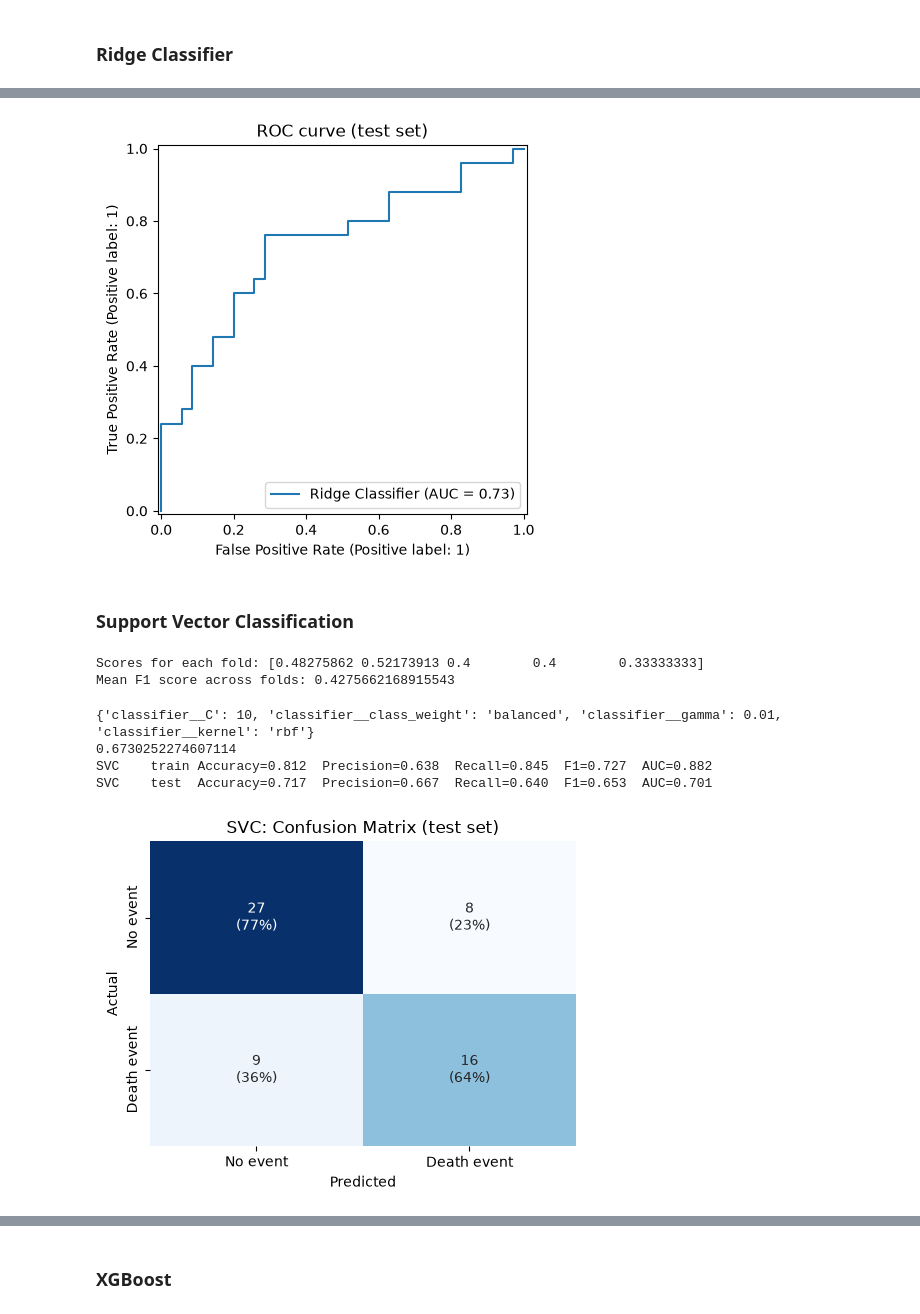
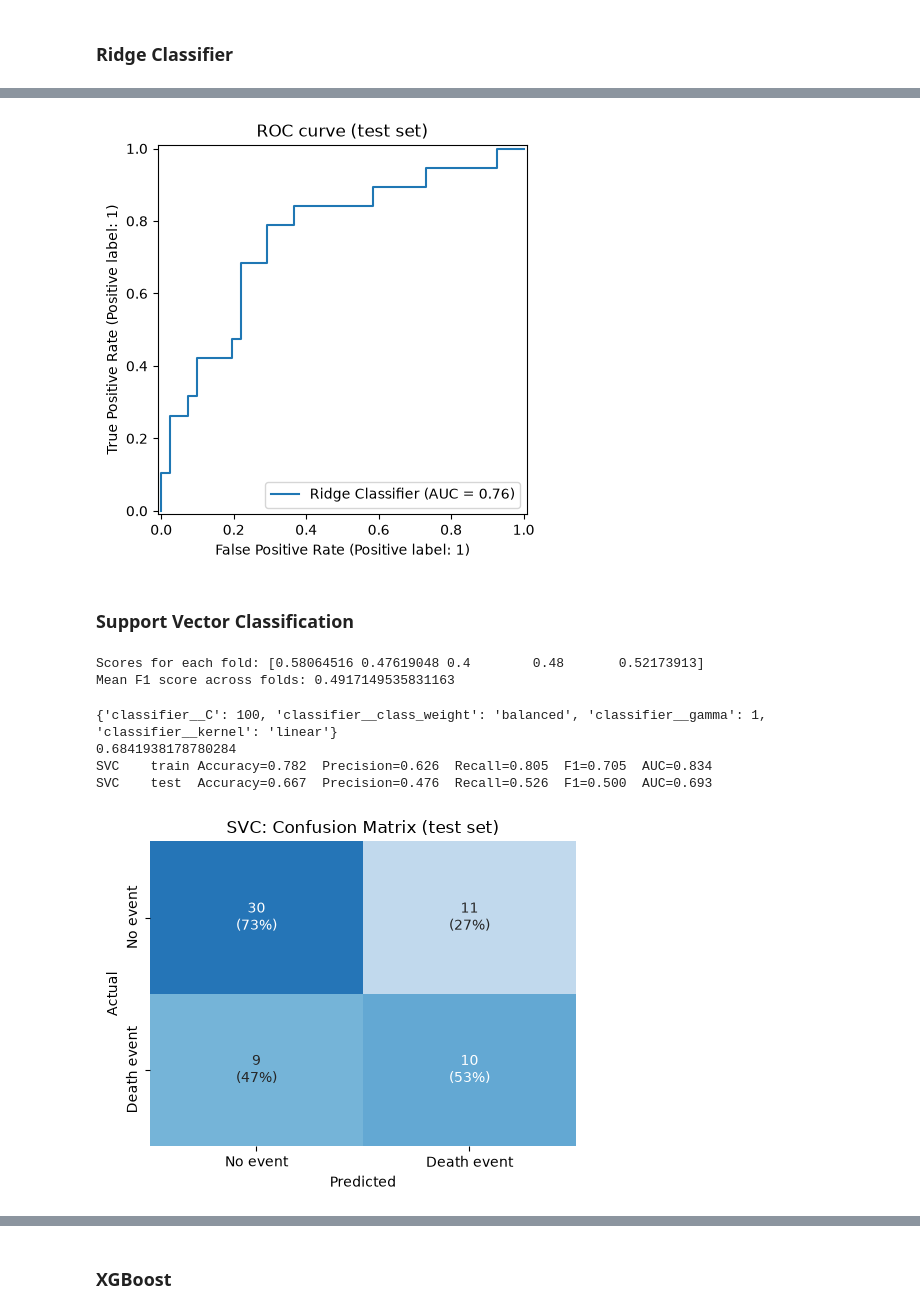
Before and after one commit to jettquitteau/heart_disease_prediction, a Jupyter notebook: heart-disease-pipeline.ipynb, the cells around one changed output, grey strips where cells are left out. Drawn from its saved outputs; the diff is of its cells as text; code cells hidden in the pictures.

```diff
--- a/heart-disease-pipeline.ipynb
+++ b/heart-disease-pipeline.ipynb
@@ -352,7 +352,7 @@ print(X.columns.tolist())
 # %% [output]
 ['age', 'anaemia', 'creatinine_phosphokinase', 'diabetes', 'ejection_fraction', 'high_blood_pressure', 'platelets', 'serum_creatinine', 'serum_sodium', 'sex', 'smoking']
 # %%
-X_train, X_test, y_train, y_test = train_test_split(X, y, test_size=0.2, random_state=42)
+X_train, X_test, y_train, y_test = train_test_split(X, y, test_size=0.2, random_state=42, stratify=y)
 print(X_train.shape, X_test.shape)
 print(y_train.shape, y_test.shape)
 # %% [output]
@@ -496,7 +496,7 @@ RocCurveDisplay.from_estimator(ridgegrid, X_test, y_test, name="Ridge Classifier
 plt.title("ROC curve (test set)")
 plt.show()
 # %% [output]
-[figure, old version]
+[figure, new version]
 # %% [markdown]
 ### Support Vector Classification
 # %%
@@ -510,8 +510,8 @@ scores = cross_val_score(svcpipe, X_train, y_train, cv=cv, scoring="f1")
 print(f"Scores for each fold: {scores}")
 print(f"Mean F1 score across folds: {scores.mean()}")
 # %% [output]
-Scores for each fold: [0.48275862 0.52173913 0.4        0.4        0.33333333]
-Mean F1 score across folds: 0.4275662168915543
+Scores for each fold: [0.58064516 0.47619048 0.4        0.48       0.52173913]
+Mean F1 score across folds: 0.4917149535831163
 # %%
 param_grid = {
     'classifier__C': [0.01, 0.1, 1, 10, 100],
@@ -527,31 +527,31 @@ print(svcgrid.best_params_)
 print(svcgrid.best_score_)
 report("SVC", svcgrid)
 # %% [output]
-{'classifier__C': 10, 'classifier__class_weight': 'balanced', 'classifier__gamma': 0.01, 'classifier__kernel': 'rbf'}
-0.6730252274607114
-SVC    train Accuracy=0.812  Precision=0.638  Recall=0.845  F1=0.727  AUC=0.882
-SVC    test  Accuracy=0.717  Precision=0.667  Recall=0.640  F1=0.653  AUC=0.701
+{'classifier__C': 100, 'classifier__class_weight': 'balanced', 'classifier__gamma': 1, 'classifier__kernel': 'linear'}
+0.6841938178780284
+SVC    train Accuracy=0.782  Precision=0.626  Recall=0.805  F1=0.705  AUC=0.834
+SVC    test  Accuracy=0.667  Precision=0.476  Recall=0.526  F1=0.500  AUC=0.693
 # %%
 # Confusion matrix for SVC with percentages for the test set
 
 pred = svcgrid.predict(X_test)
 cm = confusion_matrix(y_test, pred)
 cm_pct = cm / cm.sum(axis=1, keepdims=True)   # each row sums to 1
 
 labels = np.array([[f"{n}\n({p:.0%})" for n, p in zip(row_n, row_p)]
                    for row_n, row_p in zip(cm, cm_pct)])
 
 plt.figure(figsize=(5, 4))
-sns.heatmap(cm, annot=labels, fmt="", cmap="Blues", cbar=False,
+sns.heatmap(cm_pct, annot=labels, fmt="", cmap="Blues", vmin=0, vmax=1, cbar=False,
             xticklabels=["No event", "Death event"],
             yticklabels=["No event", "Death event"])
 plt.xlabel("Predicted")
 plt.ylabel("Actual")
 plt.title("SVC: Confusion Matrix (test set)")
 plt.tight_layout()
 plt.show()
 # %% [output]
-[figure, old version]
+[figure, new version]
 # %%
 RocCurveDisplay.from_estimator(svcgrid, X_test, y_test, name="SVC Classifier")
 plt.title("ROC curve (test set)")
```
Also changed, not shown: parts of 17 cells of this notebook.
